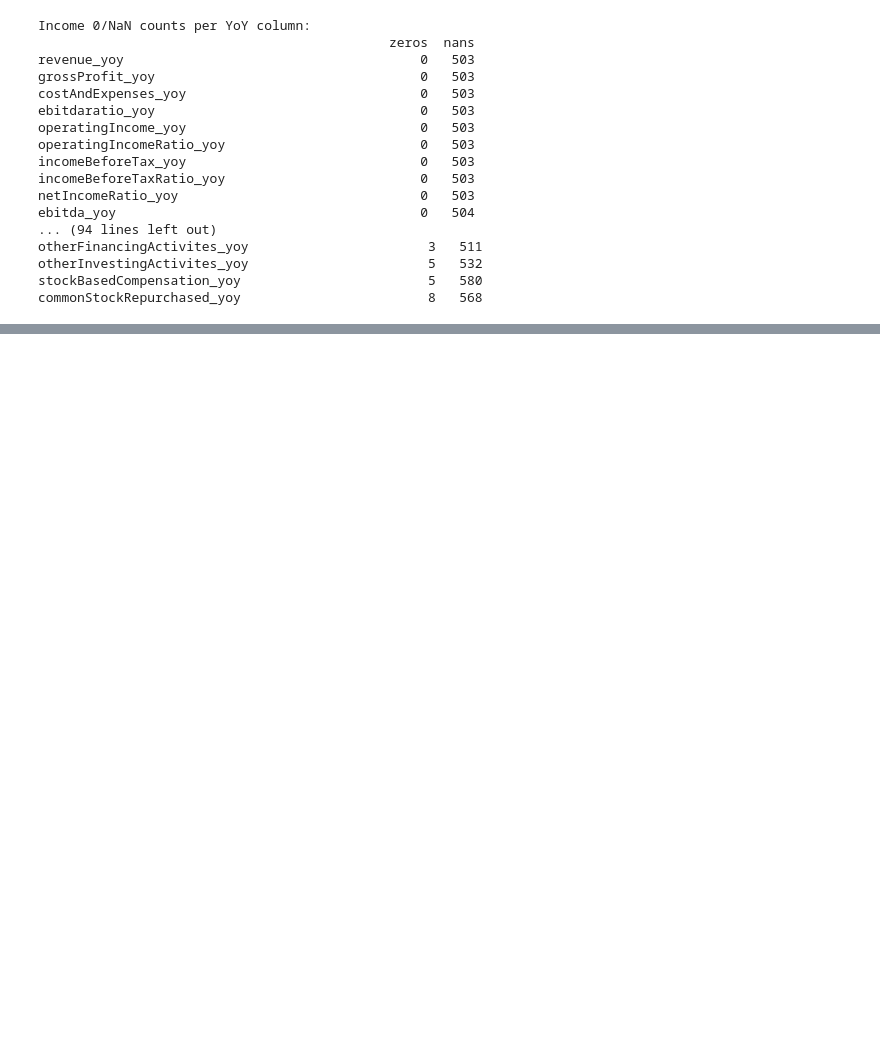
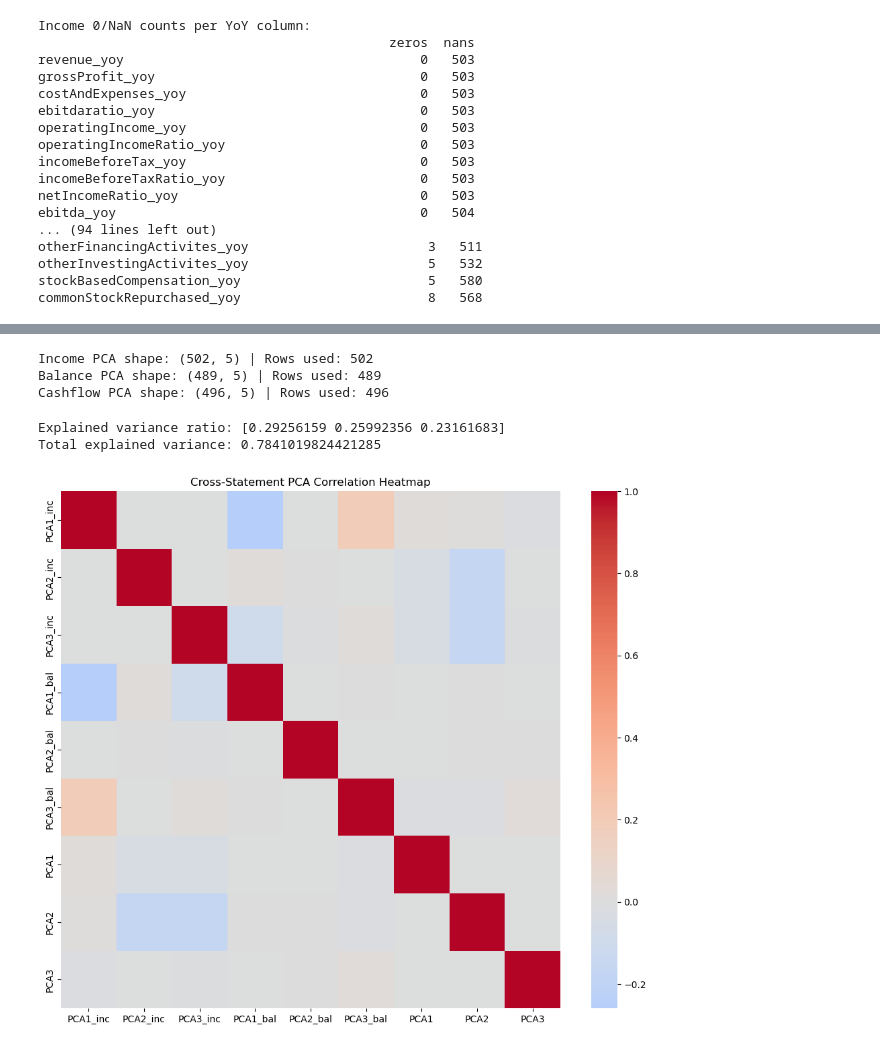
Before and after one commit to Nicholas-Sanso/SPY_Behavior, a Jupyter notebook: contextualizing_pricing_2.ipynb, the cells around one changed output, grey strips where cells are left out. Cells and saved outputs as stored; diff of their text form; code cells hidden in the pictures; blank space fills up the shorter version.

```diff
--- a/contextualizing_pricing_2.ipynb
+++ b/contextualizing_pricing_2.ipynb
@@ -475,0 +240,24 @@ plt.show()
+# %%
+# Run PCA on Income
+income_pcs, income_pca_model, income_scaler, income_used_cols, income_row_count = prepare_for_pca(
+    income_growth, nan_threshold=505, n_components=5
+)
+
+# Run PCA on Balance
+balance_pcs, balance_pca_model, balance_scaler, balance_used_cols, balance_row_count = prepare_for_pca(
+    balance_growth, nan_threshold=505, n_components=5
+)
+
+# Run PCA on Cashflow
+cashflow_pcs, cashflow_pca_model, cashflow_scaler, cashflow_used_cols, cashflow_row_count = prepare_for_pca(
+    cashflow_growth, nan_threshold=505, n_components=5
+)
+
+# Print summary
+print("Income PCA shape:", income_pcs.shape, "| Rows used:", income_row_count)
+print("Balance PCA shape:", balance_pcs.shape, "| Rows used:", balance_row_count)
+print("Cashflow PCA shape:", cashflow_pcs.shape, "| Rows used:", cashflow_row_count)
+# %% [output]
+Income PCA shape: (502, 5) | Rows used: 502
+Balance PCA shape: (489, 5) | Rows used: 489
+Cashflow PCA shape: (496, 5) | Rows used: 496
@@ -475,0 +306,33 @@ plt.show()
+# %%
+# Example, pick a few yoy columns you trust
+income_cols = ["revenue_yoy","netIncome_yoy","ebitda_yoy","operatingIncome_yoy"]
+balance_cols = ["totalAssets_yoy","totalLiabilities_yoy","totalStockholdersEquity_yoy"]
+cashflow_cols = ["operatingCashFlow_yoy","freeCashFlow_yoy","netCashProvidedByOperatingActivities_yoy"]
+
+income_pca, income_var = run_pca_on_selected_yoy_clean(income_growth, income_cols, n_components=3)
+balance_pca, balance_var = run_pca_on_selected_yoy_clean(balance_growth, balance_cols, n_components=3)
+cashflow_pca, cashflow_var = run_pca_on_selected_yoy_clean(cashflow_growth, cashflow_cols, n_components=3)
+# %%
+print("Explained variance ratio:", income_var)
+print("Total explained variance:", income_var.sum())
+# %% [output]
+Explained variance ratio: [0.29256159 0.25992356 0.23161683]
+Total explained variance: 0.7841019824421285
+# %%
+# Merge the three PCA results on symbol/date
+merged_pca = income_pca.merge(balance_pca, on=["symbol","date"], suffixes=("_inc", "_bal"))
+merged_pca = merged_pca.merge(cashflow_pca, on=["symbol","date"], suffixes=("", "_cf"))
+
+# Get only PCA columns
+pca_cols = [c for c in merged_pca.columns if c.startswith("PCA")]
+
+# Compute correlation matrix
+corr_all = merged_pca[pca_cols].corr()
+
+# Display as heatmap
+plt.figure(figsize=(12, 10))
+sns.heatmap(corr_all, annot=False, cmap="coolwarm", center=0)
+plt.title("Cross-Statement PCA Correlation Heatmap")
+plt.show()
+# %% [output]
+[figure, added]
```
Also changed, not shown: parts of 13 cells of this notebook.
